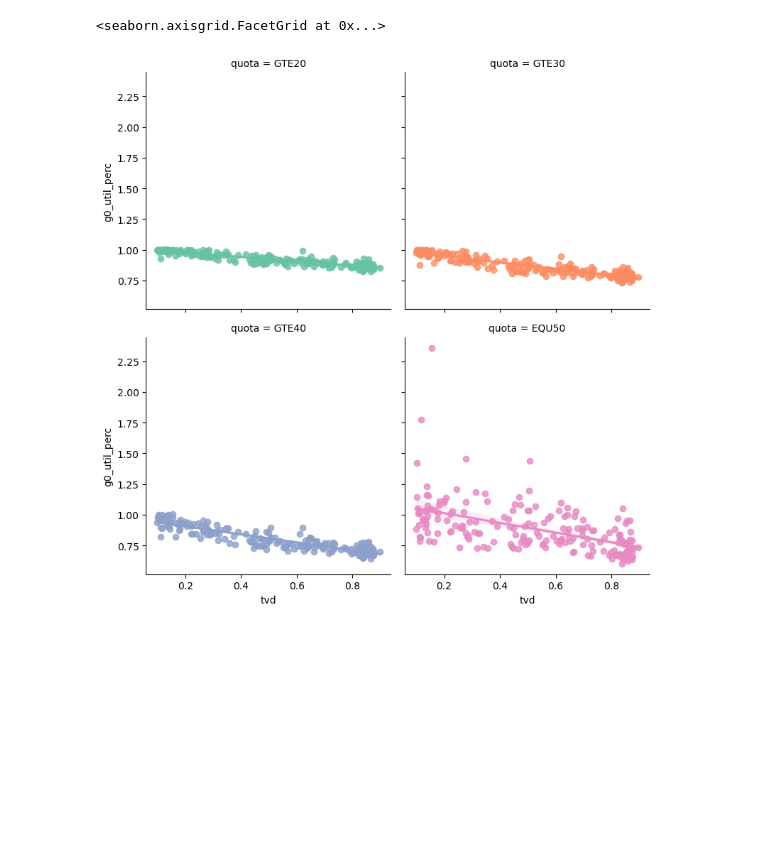
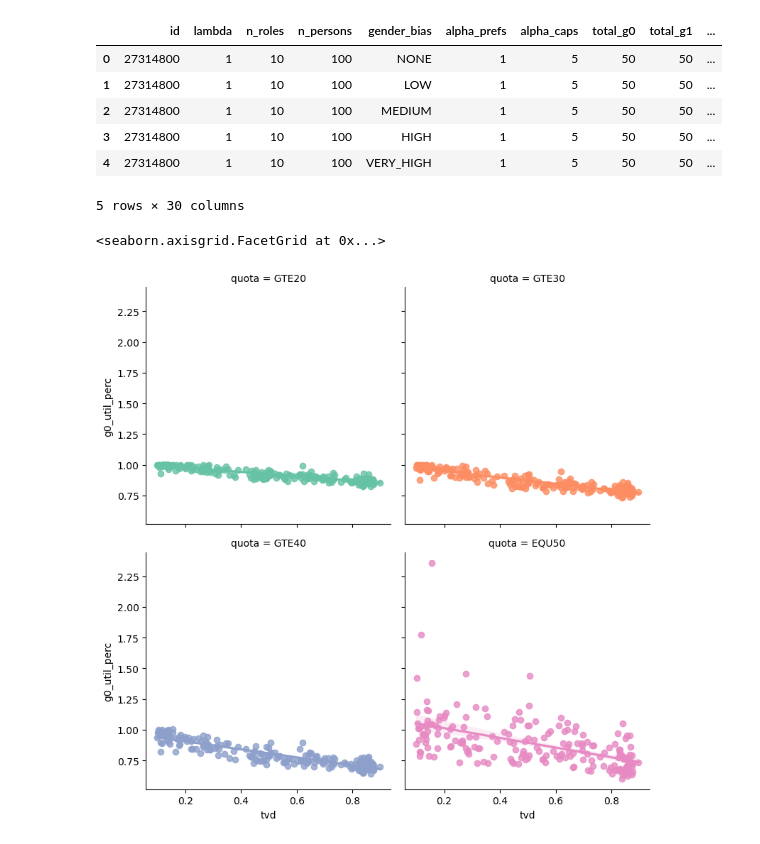
Before and after one commit to FlorianWilhelm/flairs25-gender-bias, a Jupyter notebook: simulation.ipynb, the cells around one changed output. Saved outputs shown, nothing was run; the diff lists cells and outputs as text; code cells hidden in the pictures; blank space fills up the shorter version.

```diff
--- a/simulation.ipynb
+++ b/simulation.ipynb
@@ -104,3 +169,13 @@ sns.lmplot(data=df.loc[df["quota"] != QuotaType.NONE.name], x="tvd", y="total_ut
+# %%
+df.head()
+# %% [output]
+|  | id | lambda | n_roles | n_persons | gender_bias | alpha_prefs | alpha_caps | total_g0 | total_g1 | ... |
+| 0 | 27314800 | 1 | 10 | 100 | NONE | 1 | 5 | 50 | 50 | ... |
+| 1 | 27314800 | 1 | 10 | 100 | LOW | 1 | 5 | 50 | 50 | ... |
+| 2 | 27314800 | 1 | 10 | 100 | MEDIUM | 1 | 5 | 50 | 50 | ... |
+| 3 | 27314800 | 1 | 10 | 100 | HIGH | 1 | 5 | 50 | 50 | ... |
+| 4 | 27314800 | 1 | 10 | 100 | VERY_HIGH | 1 | 5 | 50 | 50 | ... |
+5 rows × 30 columns
 # %%
 sns.lmplot(data=df.loc[df["quota"] != QuotaType.NONE.name], x="tvd", y="g0_util_perc", hue="quota", palette="Set2", height=4, col="quota", col_wrap=2, aspect=1)
 # %% [output]
```
Also changed, not shown: parts of 20 cells of this notebook, 3 other files.
